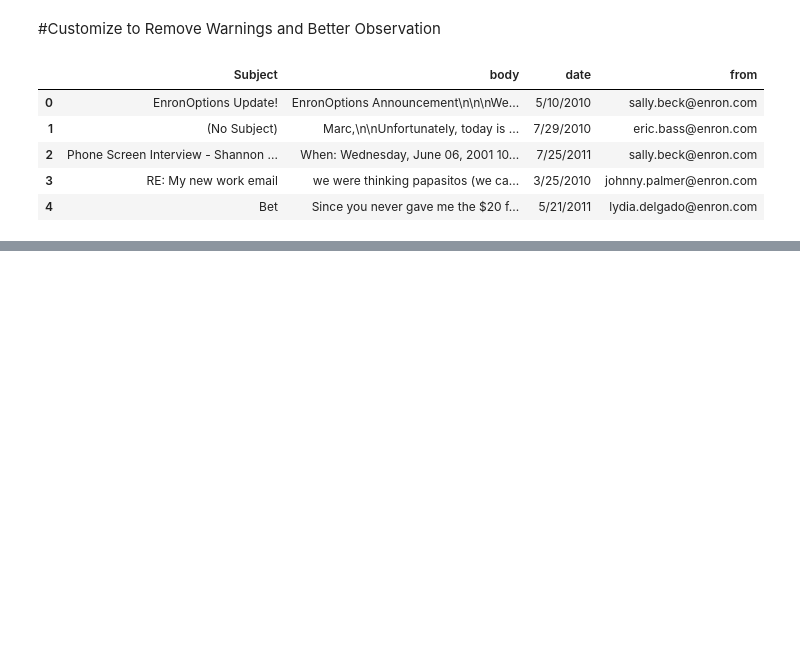
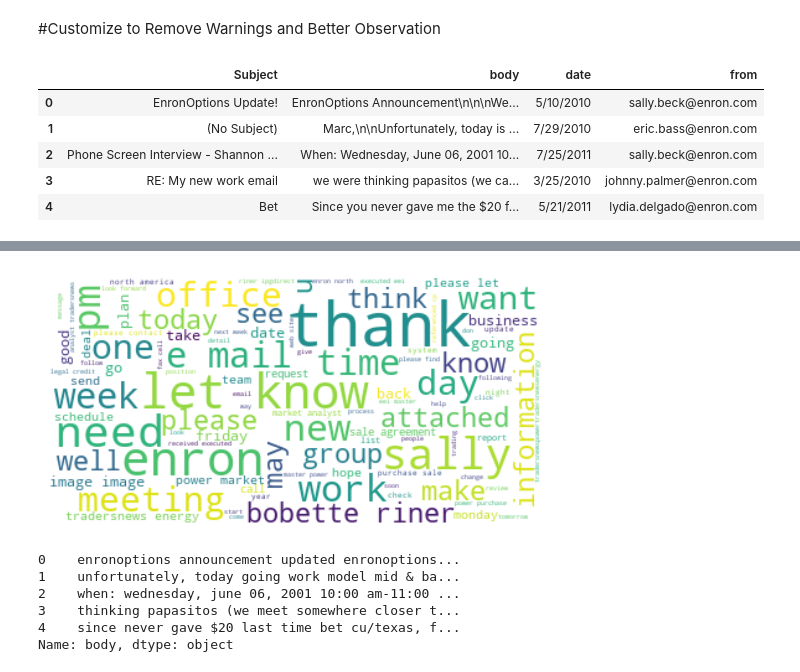
Before and after one commit to NightcoreRagod/Python-and-AI-Tra, a Jupyter notebook: sentimentAnalysis/AIProject.ipynb, the cells around one changed output, grey strips where cells are left out. Cells and saved outputs as stored; diff of their text form; code cells hidden in the pictures; blank space fills up the shorter version.

```diff
--- a/sentimentAnalysis/AIProject.ipynb
+++ b/sentimentAnalysis/AIProject.ipynb
@@ -69,0 +199,19 @@ df.head()
+# %%
+wordcloud = WordCloud(max_font_size=50,
+                      max_words=100,
+                      background_color="white").generate(text)
+plt.figure()
+plt.imshow(wordcloud, interpolation="bilinear")
+plt.axis("off")
+plt.show()
+# %% [output]
+[figure, added]
+# %%
+df["body"].head()
+# %% [output]
+0    enronoptions announcement updated enronoptions...
+1    unfortunately, today going work model mid & ba...
+2    when: wednesday, june 06, 2001 10:00 am-11:00 ...
+3    thinking papasitos (we meet somewhere closer t...
+4    since never gave $20 last time bet cu/texas, f...
+Name: body, dtype: object
```
Also changed, not shown: parts of 36 cells of this notebook.
